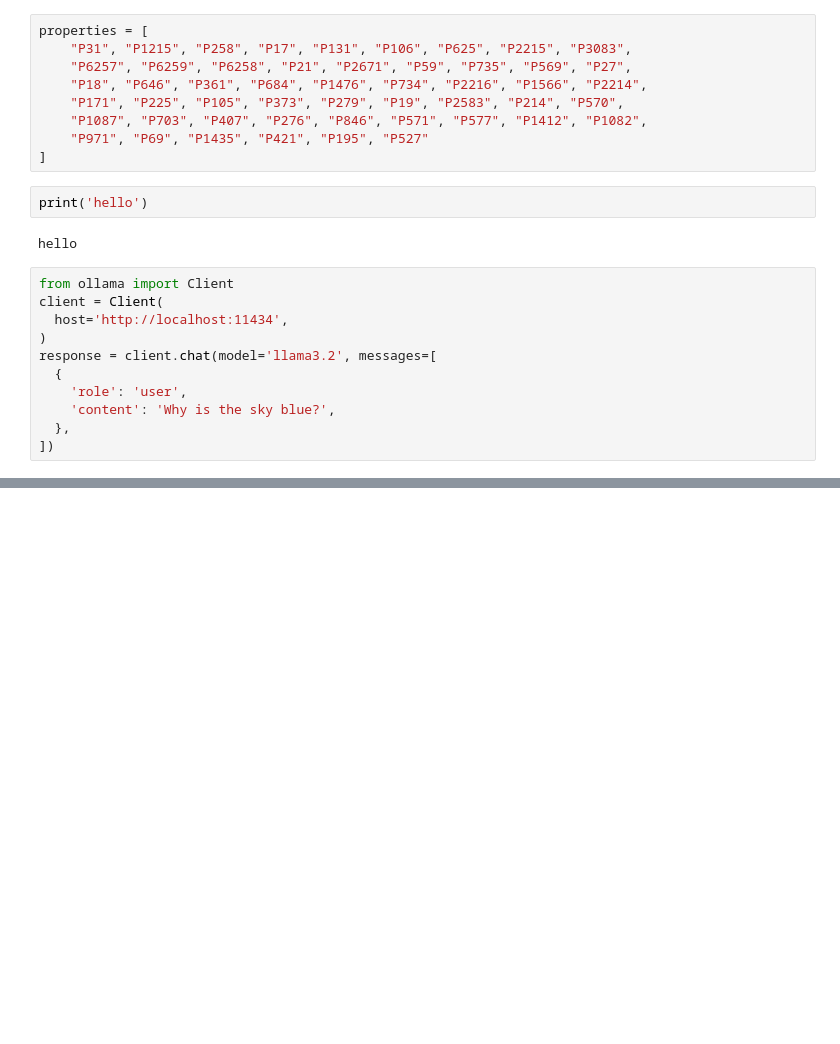
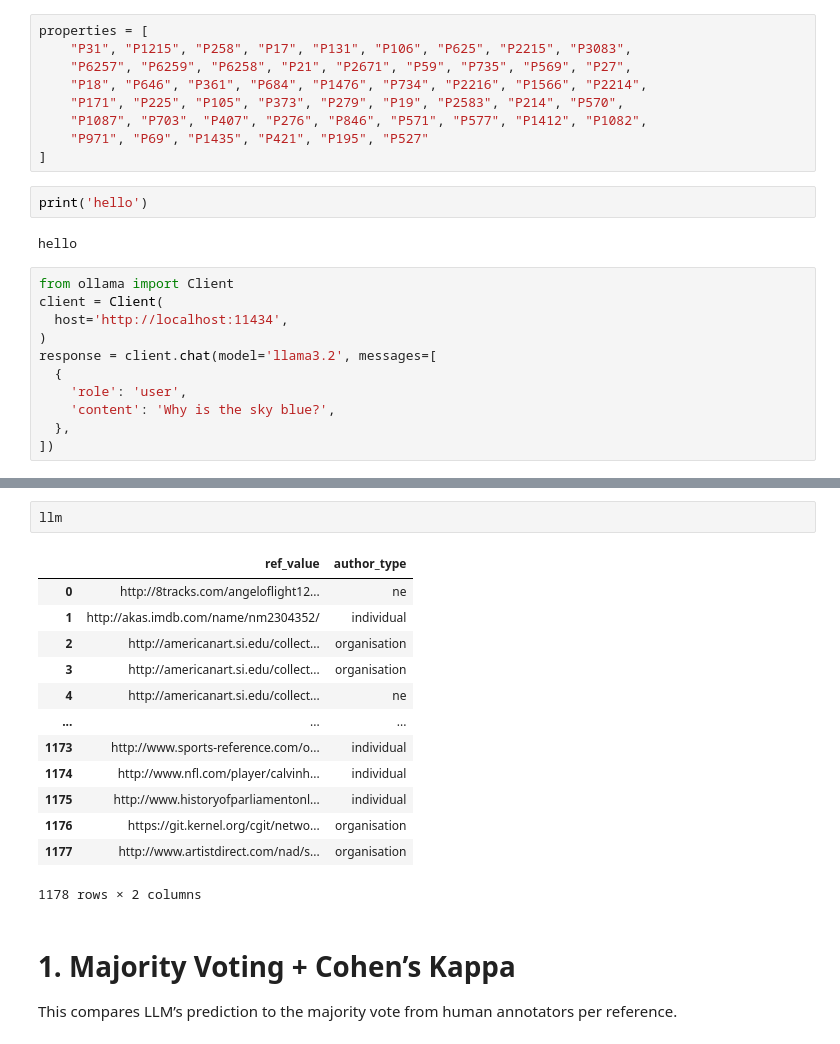
Before and after one commit to dalimsadek/WD_references_analysis, a Jupyter notebook: llm_agreement_project/expriments.ipynb, the cells around one changed output, grey strips where cells are left out. Cells and saved outputs as stored; diff of their text form; blank space fills up the shorter version.

```diff
--- a/llm_agreement_project/expriments.ipynb
+++ b/llm_agreement_project/expriments.ipynb
@@ -360,0 +366,19 @@ ModuleNotFoundError: No module named 'metrics'
+# %%
+llm
+# %% [output]
+|  | ref_value | author_type |
+| 0 | http://8tracks.com/angeloflight12... | ne |
+| 1 | http://akas.imdb.com/name/nm2304352/ | individual |
+| 2 | http://americanart.si.edu/collect... | organisation |
+| 3 | http://americanart.si.edu/collect... | organisation |
+| 4 | http://americanart.si.edu/collect... | ne |
+| ... | ... | ... |
+| 1173 | http://www.sports-reference.com/o... | individual |
+| 1174 | http://www.nfl.com/player/calvinh... | individual |
+| 1175 | http://www.historyofparliamentonl... | individual |
+| 1176 | https://git.kernel.org/cgit/netwo... | organisation |
+| 1177 | http://www.artistdirect.com/nad/s... | organisation |
+1178 rows × 2 columns
+# %% [markdown]
+# 1. Majority Voting + Cohen’s Kappa
+This compares LLM’s prediction to the majority vote from human annotators per reference.
```
Also changed, not shown: parts of 43 cells of this notebook, 29 other files.
